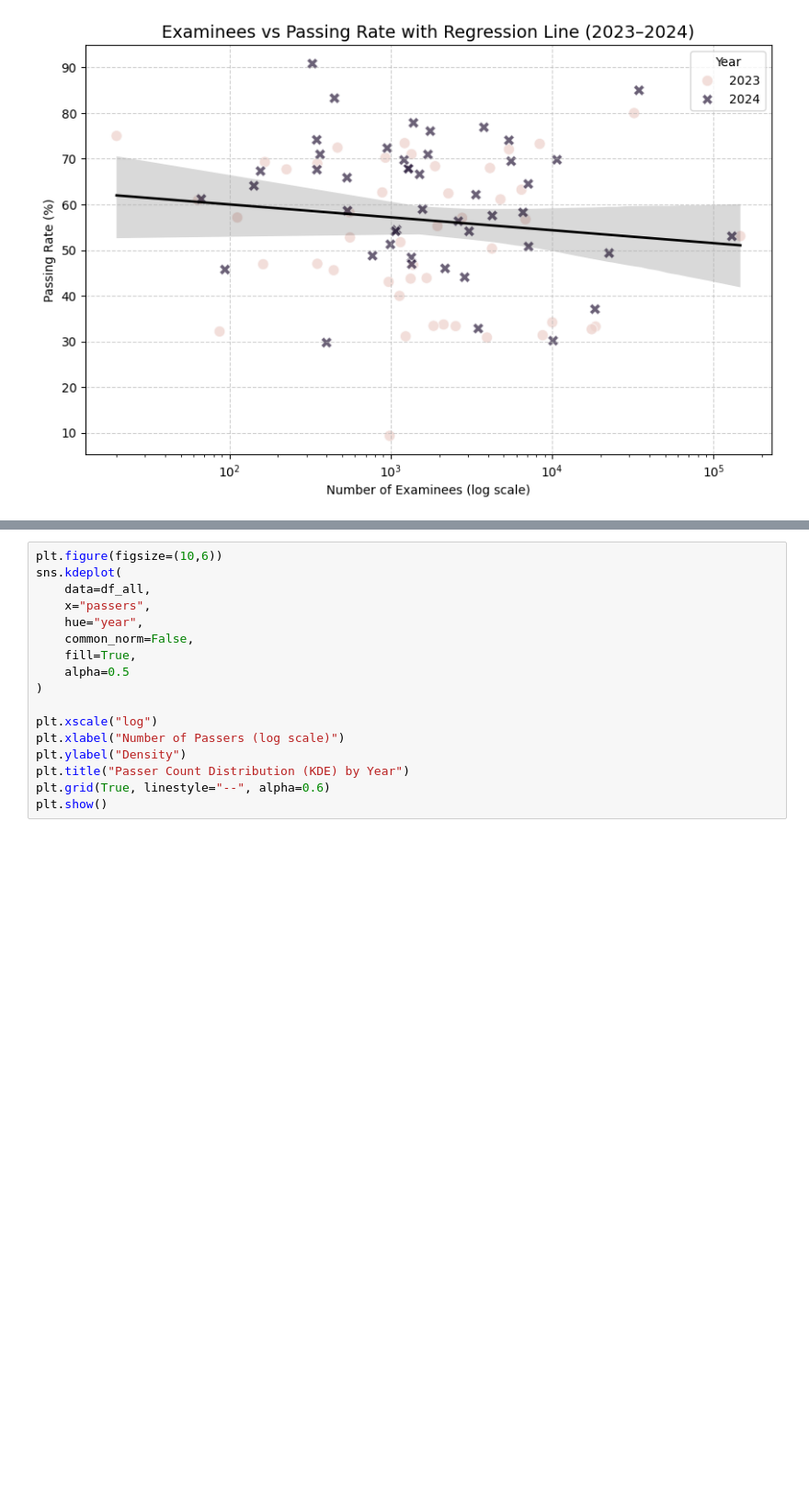
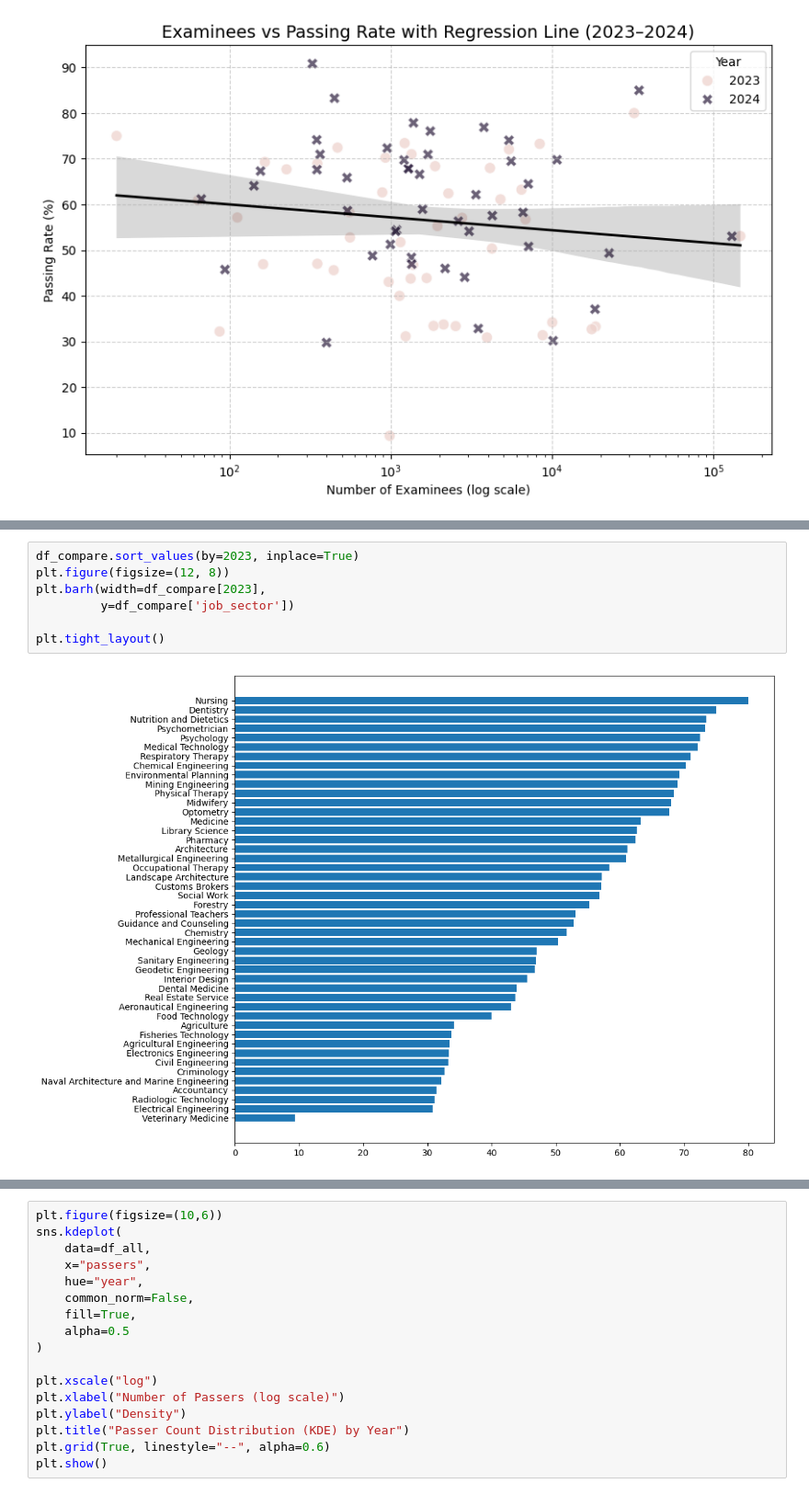
Before and after one commit to BSDSBA-JF/wadwani_intern, a Jupyter notebook: 01_mca_job_list/EDCOM/PRC EDA.ipynb, the cells around one changed output, grey strips where cells are left out. Shown at 92% size. Cells and saved outputs as stored; diff of their text form; blank space fills up the shorter version.

```diff
--- a/01_mca_job_list/EDCOM/PRC EDA.ipynb
+++ b/01_mca_job_list/EDCOM/PRC EDA.ipynb
@@ -173,0 +198,9 @@ plt.show()
+# %%
+df_compare.sort_values(by=2023, inplace=True)
+plt.figure(figsize=(12, 8))
+plt.barh(width=df_compare[2023],
+         y=df_compare['job_sector'])
+
+plt.tight_layout()
+# %% [output]
+[figure, added]
```
Also changed, not shown: parts of 3 cells of this notebook, 6 other files.
